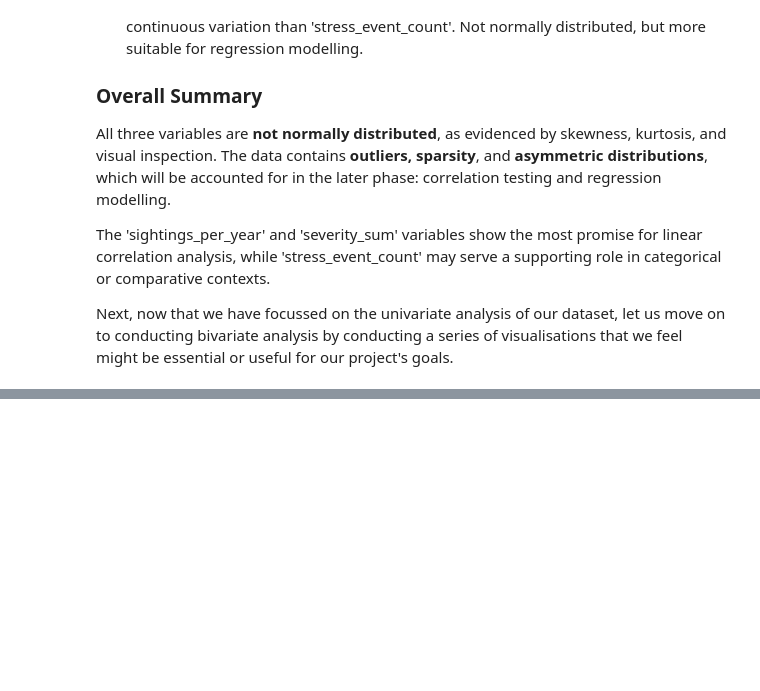
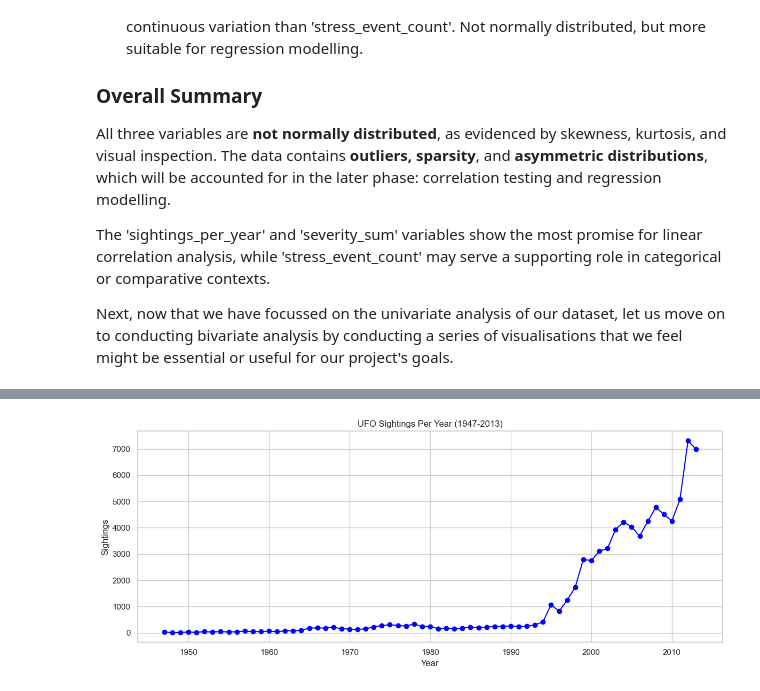
Before and after one commit to Richard-wv/stress_sighting_hypothesis, a Jupyter notebook: jupyter_notebooks/2_data_analysis.ipynb, the cells around one changed output, grey strips where cells are left out. Saved outputs shown, nothing was run; the diff lists cells and outputs as text; code cells hidden in the pictures; blank space fills up the shorter version.

Commit message:
Add UFO sightings over time viz

```diff
--- a/jupyter_notebooks/2_data_analysis.ipynb
+++ b/jupyter_notebooks/2_data_analysis.ipynb
@@ -272,0 +279,11 @@ Next, now that we have focussed on the univariate analysis of our dataset, let u
+# %%
+plt.figure(figsize=(12, 5))
+plt.plot(merged_df['year'], merged_df['sightings_per_year'], color='blue', marker='o')
+plt.title('UFO Sightings Per Year (1947-2013)')
+plt.xlabel('Year')
+plt.ylabel('Sightings')
+plt.grid(True)
+plt.tight_layout()
+plt.show()
+# %% [output]
+[figure, added]
```
Also changed, not shown: parts of 2 cells of this notebook.
